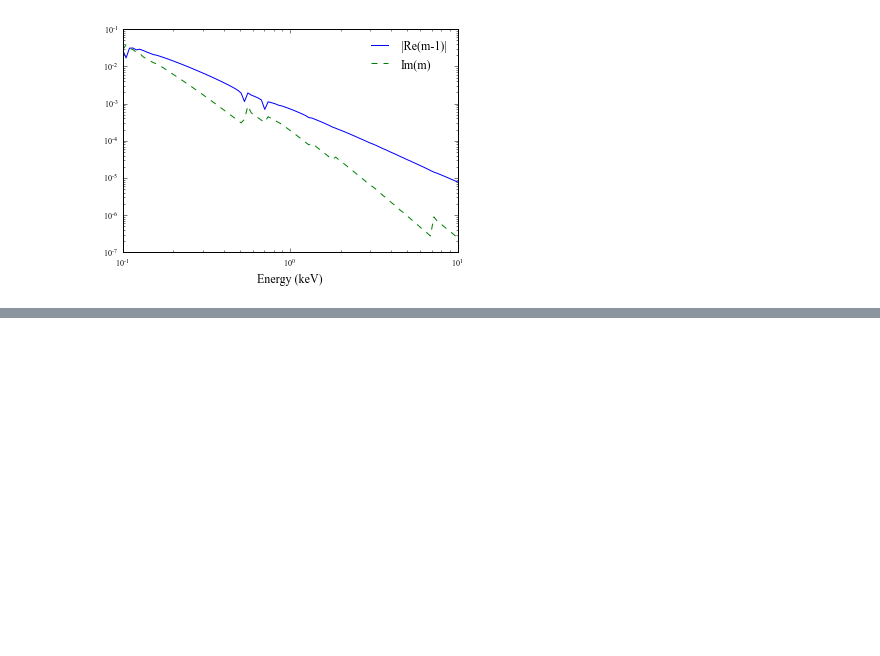
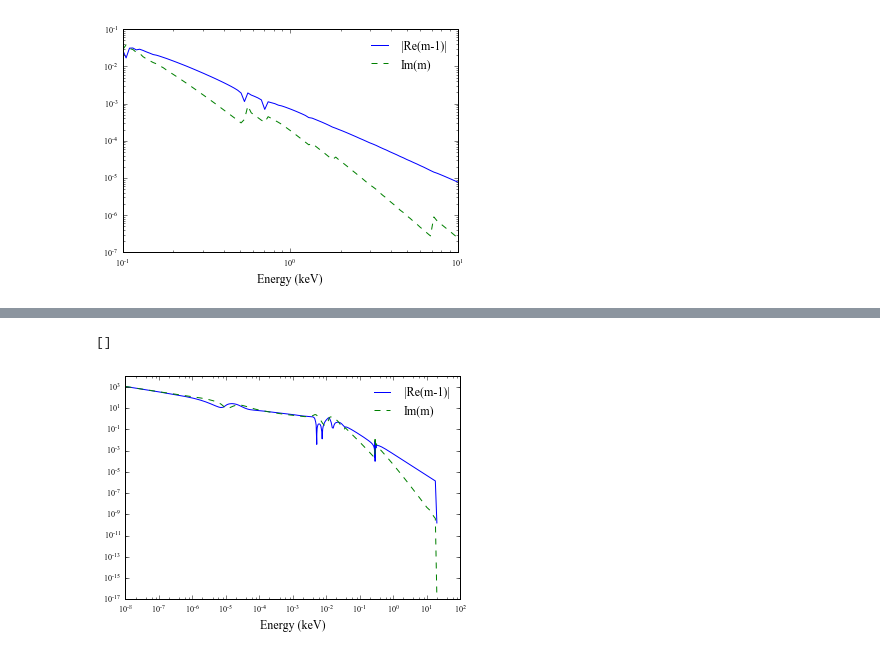
Before and after one commit to eblur/newdust, a Jupyter notebook: examples/plot_cmindex.ipynb, the cells around one changed output, grey strips where cells are left out. Saved outputs shown, nothing was run; the diff lists cells and outputs as text; code cells hidden in the pictures; blank space fills up the shorter version.

```diff
--- a/examples/plot_cmindex.ipynb
+++ b/examples/plot_cmindex.ipynb
@@ -50,0 +51,9 @@ plt.legend(loc='upper left', frameon=False)
+# %%
+gtest = composition.CmGraphite()
+# %%
+ax = plt.subplot(111)
+gtest.plot(ax)
+plt.loglog()
+# %% [output]
+[]
+[figure, added]
```
Also changed, not shown: parts of 4 cells of this notebook, 3 other files.
